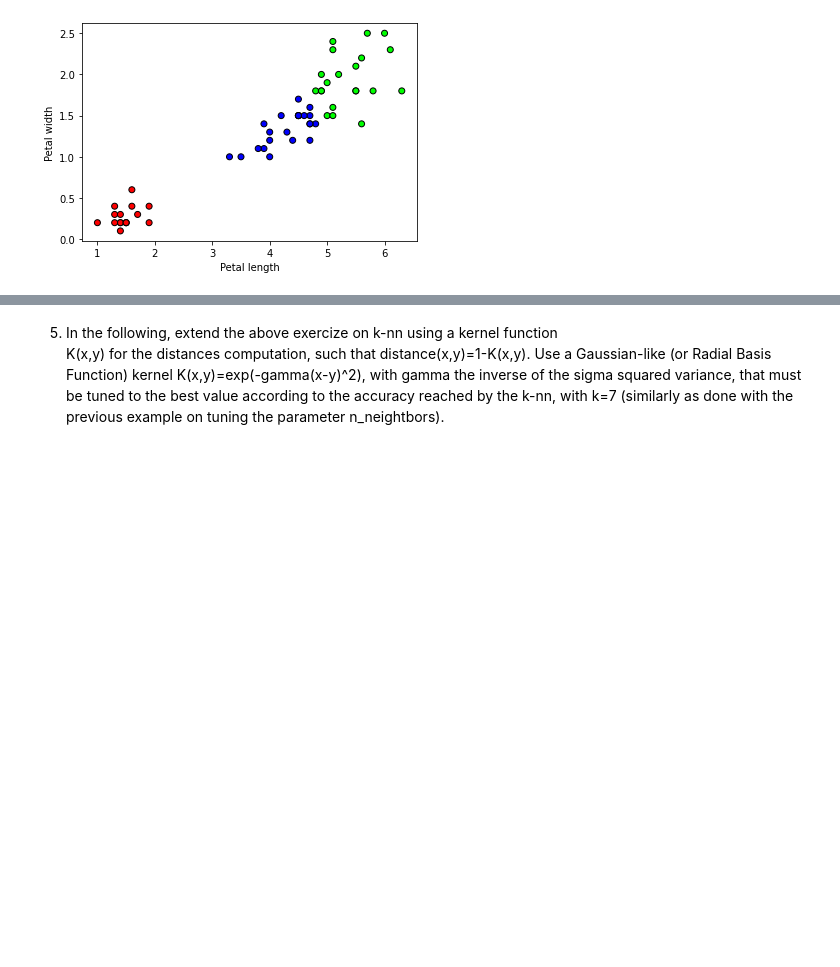
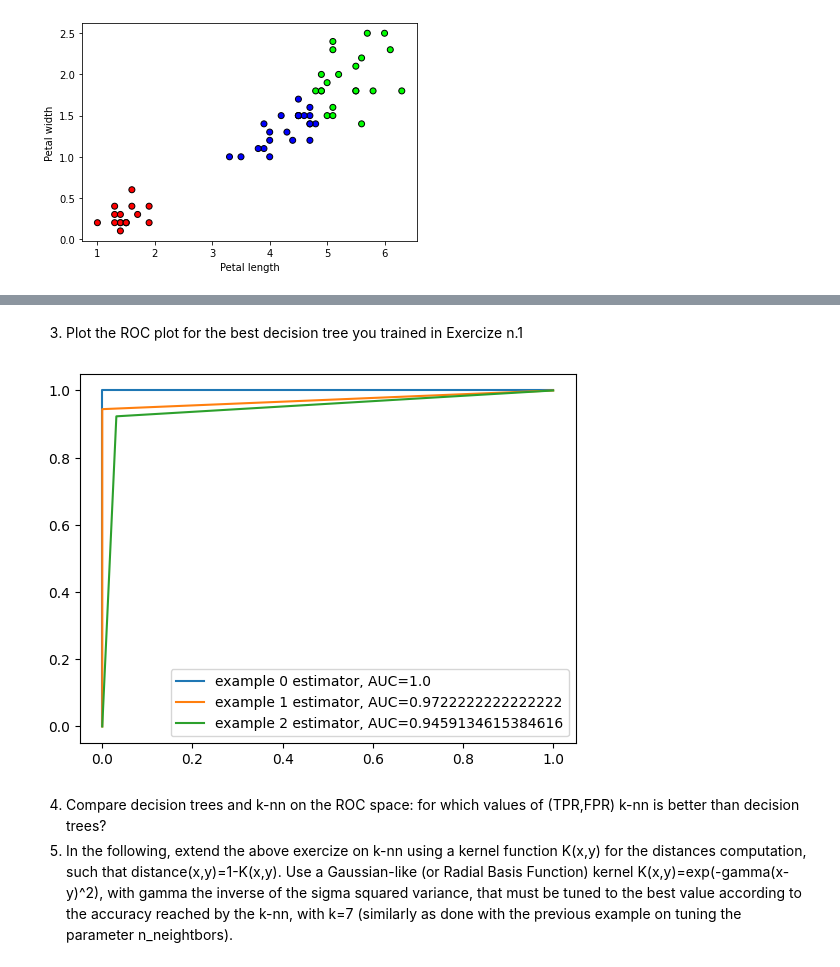
Before and after one commit to Fazzaa/ml_lab, a Jupyter notebook: knn/classification_iris_knn_aa_21_22.ipynb, the cells around one changed output, grey strips where cells are left out. Cells and saved outputs as stored; diff of their text form; code cells hidden in the pictures; blank space fills up the shorter version.

```diff
--- a/knn/classification_iris_knn_aa_21_22.ipynb
+++ b/knn/classification_iris_knn_aa_21_22.ipynb
@@ -347,3 +345,24 @@ for i in range(3):
+# %% [markdown]
+3. Plot the ROC plot for the best decision tree you trained in Exercize n.1
+# %%
+clf_weights = tree.DecisionTreeClassifier(criterion="entropy",random_state=300,min_samples_leaf=5,class_weight={0:1,1:1,2:10})
+# %%
+plt.figure(0).clf()
+X = iris.data
+y = iris.target
+
+y = label_binarize(y, classes=[0, 1, 2])
+classifier = OneVsRestClassifier(clf_weights)
+X_train, X_test, y_train, y_test = train_test_split(X, y, test_size=0.3, random_state=1)
+classifier = classifier.fit(X_train, y_train)
+predicted_y = classifier.predict(X_test)
+for i in range(3):
+	fpr, tpr, thresholds = metrics.roc_curve(y_test[:, i], predicted_y[:, i])
+	roc_auc = metrics.auc(fpr, tpr)
+	plt.plot(fpr,tpr,label=f"example {i} estimator, AUC={str(roc_auc)}")
+	plt.legend()
+# %% [output]
+[figure, added]
 # %% [markdown]
-5. In the following, extend the above exercize on k-nn using a kernel function
-K(x,y) for the distances computation, such that distance(x,y)=1-K(x,y).    Use a Gaussian-like (or Radial Basis Function) kernel K(x,y)=exp(-gamma(x-y)^2), with gamma the inverse of the sigma squared variance, that must be tuned to the best value according to the accuracy reached by the k-nn, with k=7 (similarly as done with the previous example on tuning the parameter n_neightbors).
+4. Compare decision trees and k-nn on the ROC space: for which values of (TPR,FPR) k-nn is better than decision trees?
+5. In the following, extend the above exercize on k-nn using a kernel function  K(x,y) for the distances computation, such that distance(x,y)=1-K(x,y).    Use a Gaussian-like (or Radial Basis Function) kernel K(x,y)=exp(-gamma(x-y)^2), with gamma the inverse of the sigma squared variance, that must be tuned to the best value according to the accuracy reached by the k-nn, with k=7 (similarly as done with the previous example on tuning the parameter n_neightbors).
```
Also changed, not shown: parts of 2 cells of this notebook.
